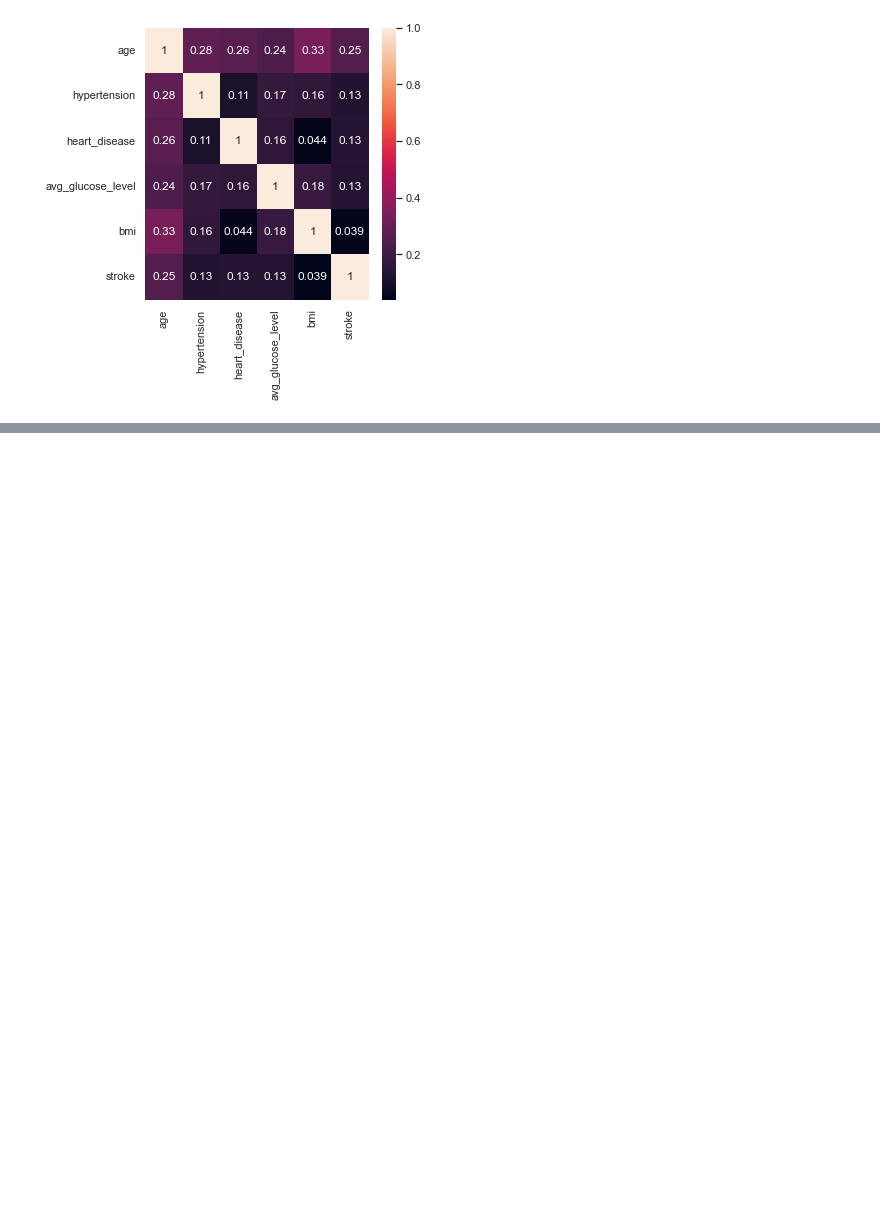
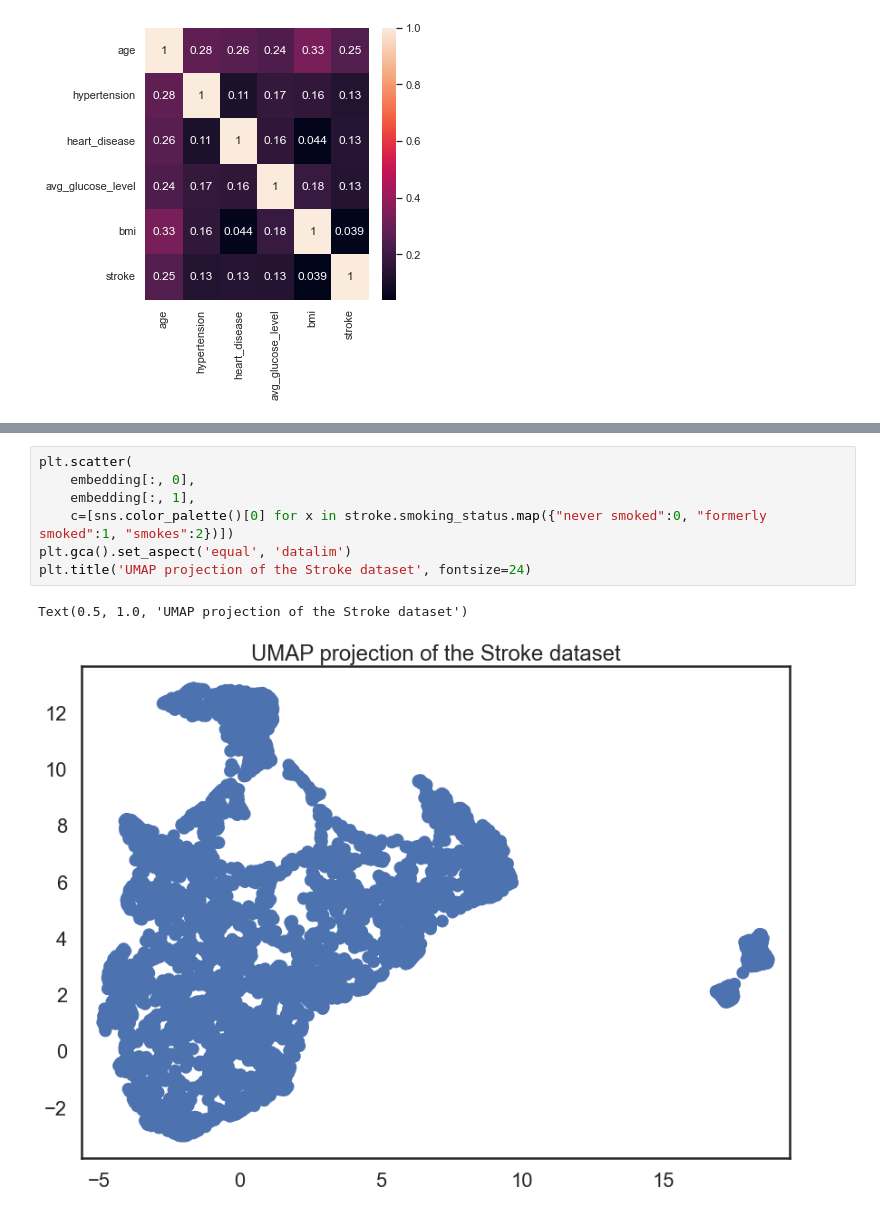
Before and after one commit to lukedemaio/MLLab01, a Jupyter notebook: Stroke Data Visualization.ipynb, the cells around one changed output, grey strips where cells are left out. Saved outputs shown, nothing was run; the diff lists cells and outputs as text; blank space fills up the shorter version.

```diff
--- a/Stroke Data Visualization.ipynb
+++ b/Stroke Data Visualization.ipynb
@@ -667,0 +667,10 @@ plt.title('UMAP projection of the Stroke dataset', fontsize=24)
+# %%
+plt.scatter(
+    embedding[:, 0],
+    embedding[:, 1],
+    c=[sns.color_palette()[0] for x in stroke.smoking_status.map({"never smoked":0, "formerly smoked":1, "smokes":2})])
+plt.gca().set_aspect('equal', 'datalim')
+plt.title('UMAP projection of the Stroke dataset', fontsize=24)
+# %% [output]
+Text(0.5, 1.0, 'UMAP projection of the Stroke dataset')
+[figure, added]
```
Also changed, not shown: parts of 3 cells of this notebook.
